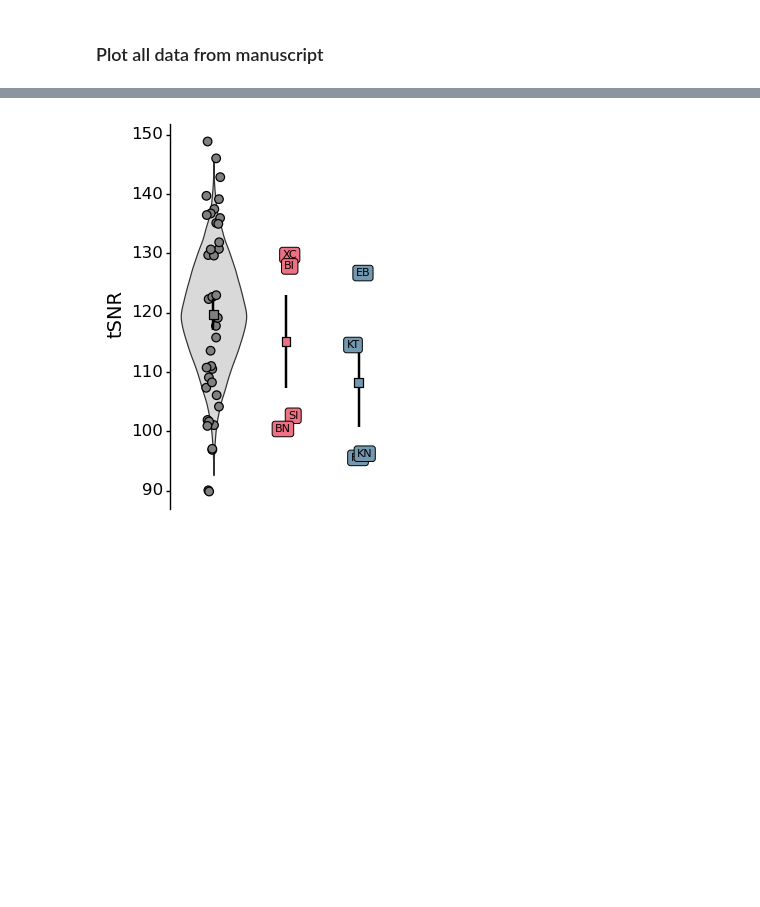
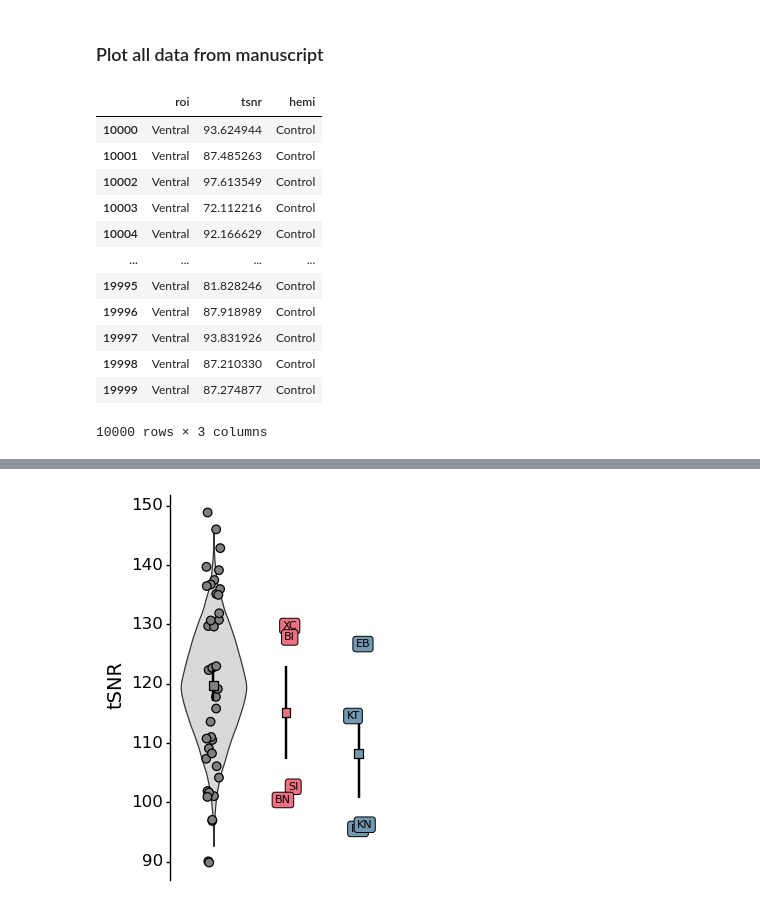
Before and after one commit to vayzenb/hemispace, a Jupyter notebook: create_plots.ipynb, the cells around one changed output, grey strips where cells are left out. Drawn from its saved outputs; the diff is of its cells as text; code cells hidden in the pictures; blank space fills up the shorter version.

```diff
--- a/create_plots.ipynb
+++ b/create_plots.ipynb
@@ -69,6 +69,22 @@ def create_confound_plot(resample_data,data_mean, indiv_data,  analysis, analysi
     analysis_name = analysis_name.replace(' ', '_')
     p.save(f'{fig_dir}/confound/{analysis_name}.png', width=3, height=5, dpi = 300)
     print(p)
+# %%
+resample_data_roi
+# %% [output]
+|  | roi | tsnr | hemi |
+| 10000 | Ventral | 93.624944 | Control |
+| 10001 | Ventral | 87.485263 | Control |
+| 10002 | Ventral | 97.613549 | Control |
+| 10003 | Ventral | 72.112216 | Control |
+| 10004 | Ventral | 92.166629 | Control |
+| ... | ... | ... | ... |
+| 19995 | Ventral | 81.828246 | Control |
+| 19996 | Ventral | 87.918989 | Control |
+| 19997 | Ventral | 93.831926 | Control |
+| 19998 | Ventral | 87.210330 | Control |
+| 19999 | Ventral | 87.274877 | Control |
+10000 rows × 3 columns
 # %%
 '''
 Create roi confound plots
```
Also changed, not shown: parts of 1 cell of this notebook, 11 other files.
